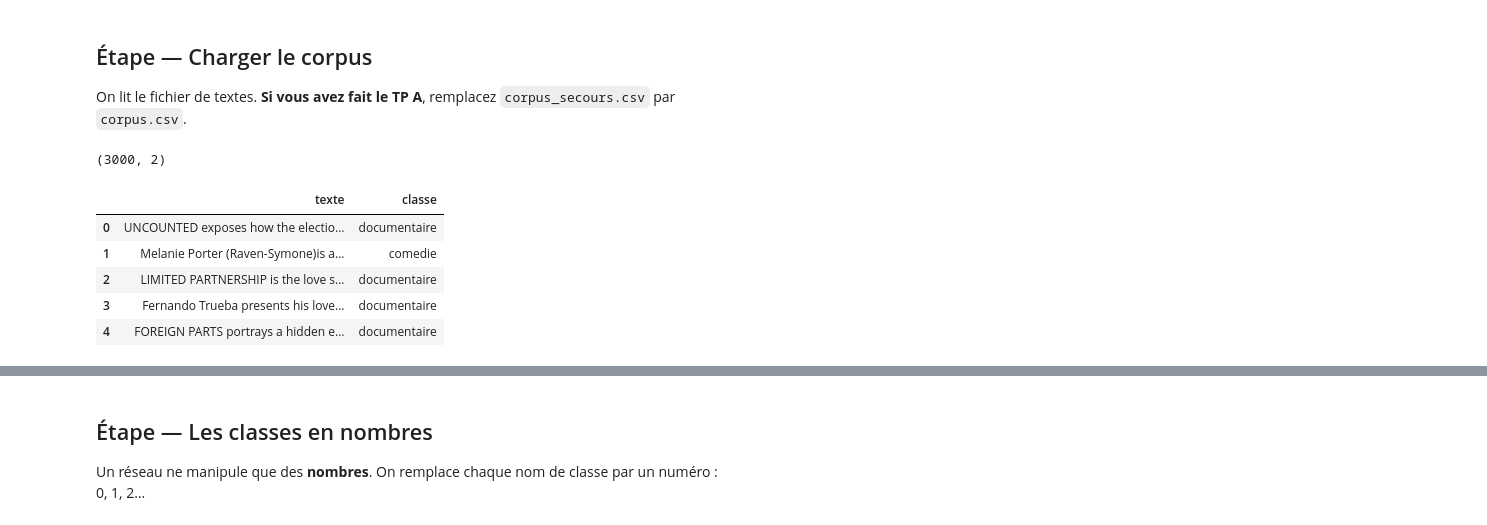
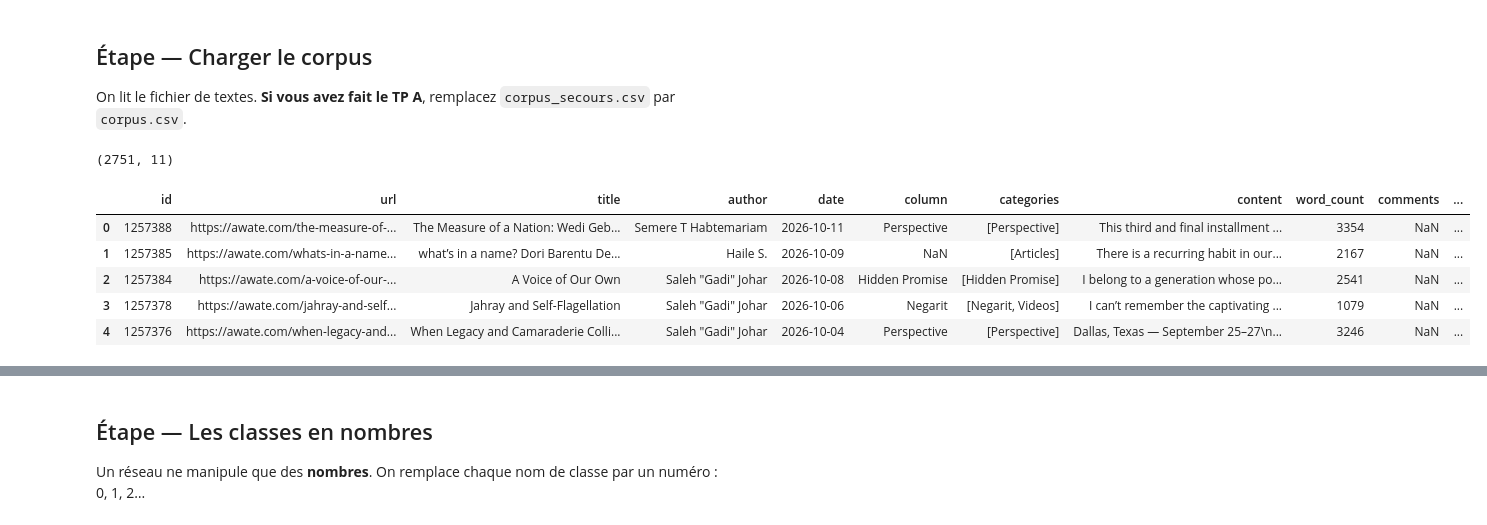
Before and after one commit to Tesfabirhan-WR/deep_learning, a Jupyter notebook: b-premier-reseau.ipynb, the cells around one changed output, grey strips where cells are left out. Drawn from its saved outputs; the diff is of its cells as text; code cells hidden in the pictures.

```diff
--- a/b-premier-reseau.ipynb
+++ b/b-premier-reseau.ipynb
@@ -36,15 +36,15 @@ keras.utils.set_random_seed(42)                               # fixe le hasard :
 ## Étape — Charger le corpus
 On lit le fichier de textes. **Si vous avez fait le TP A**, remplacez `corpus_secours.csv` par `corpus.csv`.
 # %%
-corpus = pd.read_csv("corpus-secours.csv")   # lit le fichier CSV
+corpus = pd.read_json("awate_articles.json") # lit le fichier JSON
 print(corpus.shape)                          # (nombre de lignes, nombre de colonnes)
 corpus.head()                                # affiche les 5 premières lignes
 # %% [output]
-(3000, 2)
+(2751, 11)
-|  | texte | classe |
-| 0 | UNCOUNTED exposes how the electio... | documentaire |
-| 1 | Melanie Porter (Raven-Symone)is a... | comedie |
-| 2 | LIMITED PARTNERSHIP is the love s... | documentaire |
-| 3 | Fernando Trueba presents his love... | documentaire |
-| 4 | FOREIGN PARTS portrays a hidden e... | documentaire |
+|  | id | url | title | author | date | column | categories | content | word_count | comments | ... |
+| 0 | 1257388 | https://awate.com/the-measure-of-... | The Measure of a Nation: Wedi Geb... | Semere T Habtemariam | 2026-10-11 | Perspective | [Perspective] | This third and final installment ... | 3354 | NaN | ... |
+| 1 | 1257385 | https://awate.com/whats-in-a-name... | what’s in a name? Dori Barentu De... | Haile S. | 2026-10-09 | NaN | [Articles] | There is a recurring habit in our... | 2167 | NaN | ... |
+| 2 | 1257384 | https://awate.com/a-voice-of-our-... | A Voice of Our Own | Saleh "Gadi" Johar | 2026-10-08 | Hidden Promise | [Hidden Promise] | I belong to a generation whose po... | 2541 | NaN | ... |
+| 3 | 1257378 | https://awate.com/jahray-and-self... | Jahray and Self-Flagellation | Saleh "Gadi" Johar | 2026-10-06 | Negarit | [Negarit, Videos] | I can’t remember the captivating ... | 1079 | NaN | ... |
+| 4 | 1257376 | https://awate.com/when-legacy-and... | When Legacy and Camaraderie Colli... | Saleh "Gadi" Johar | 2026-10-04 | Perspective | [Perspective] | Dallas, Texas — September 25–27\n... | 3246 | NaN | ... |
 # %%
```
Also changed, not shown: parts of 13 cells of this notebook, 7 other files.
